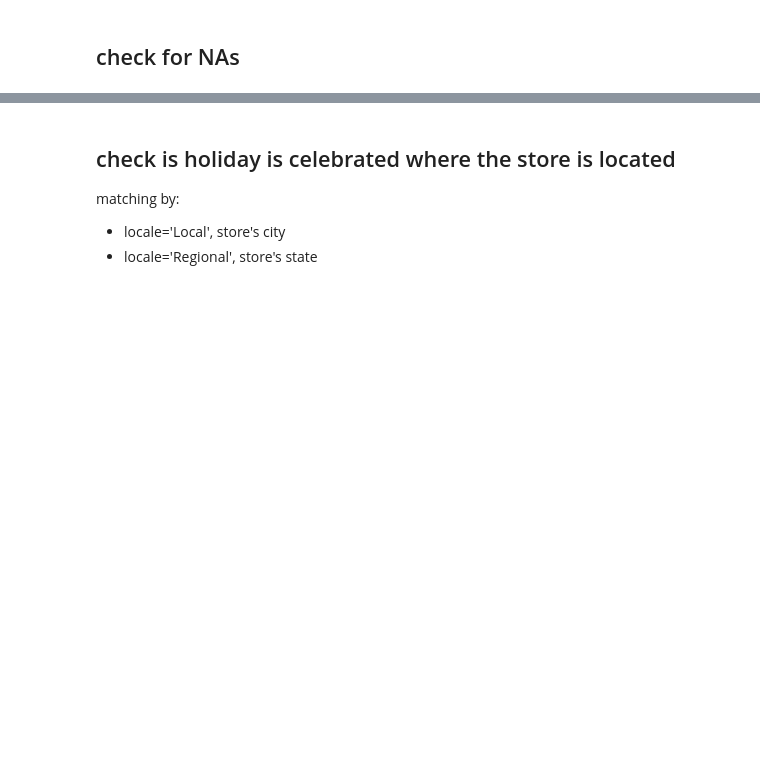
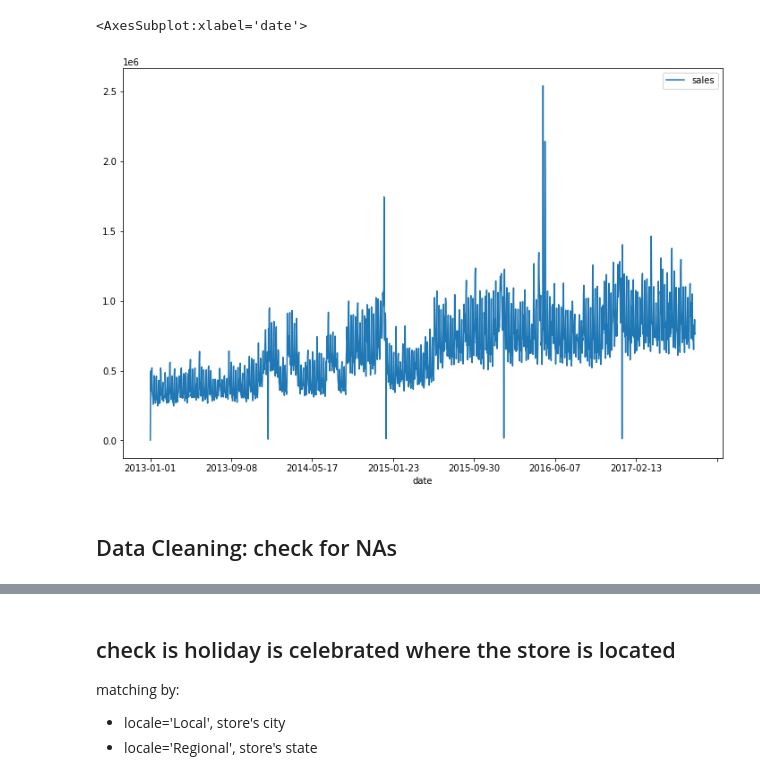
Before and after one commit to jiahui890/time-series-forecasting-store-sales, a Jupyter notebook: notebooks/EDA.ipynb, the cells around one changed output, grey strips where cells are left out. Cells and saved outputs as stored; diff of their text form; code cells hidden in the pictures; blank space fills up the shorter version.

```diff
--- a/notebooks/EDA.ipynb
+++ b/notebooks/EDA.ipynb
@@ -44,4 +62,9 @@ memory usage: 396.1+ MB
+# %%
+df.groupby(by=['date'])['sales'].sum().plot(kind='line', x='date', y='sales', legend=True, figsize=(12,8))
+# %% [output]
+<AxesSubplot:xlabel='date'>
+[figure, added]
 # %% [markdown]
-## check for NAs
+## Data Cleaning: check for NAs
 # %%
 df.isna().any()
```
Also changed, not shown: parts of 14 cells of this notebook, 4 other files.
